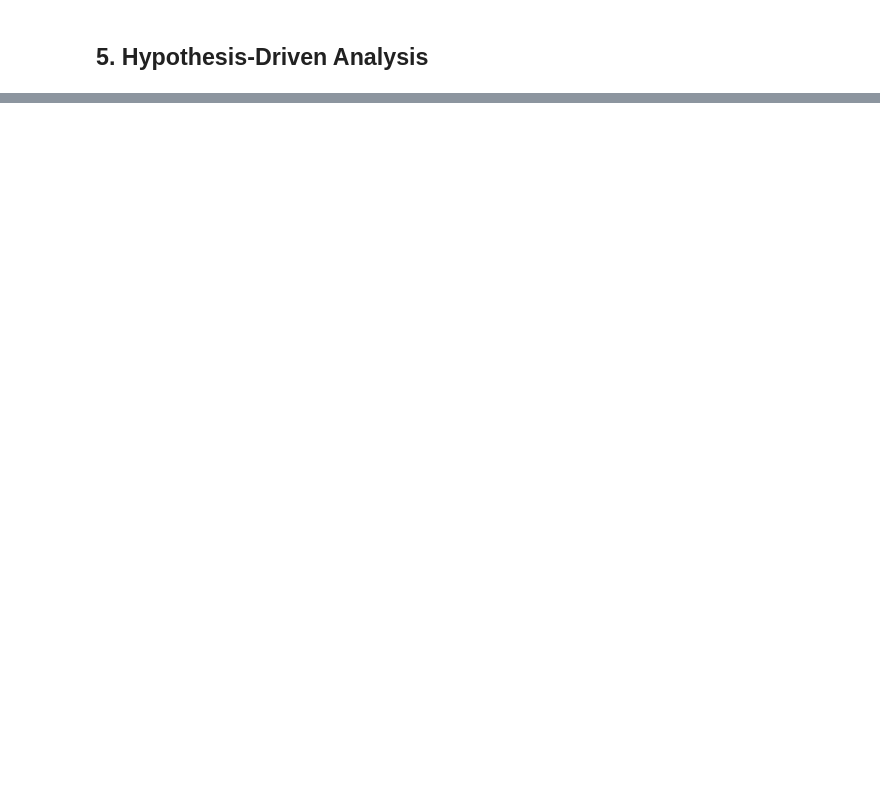
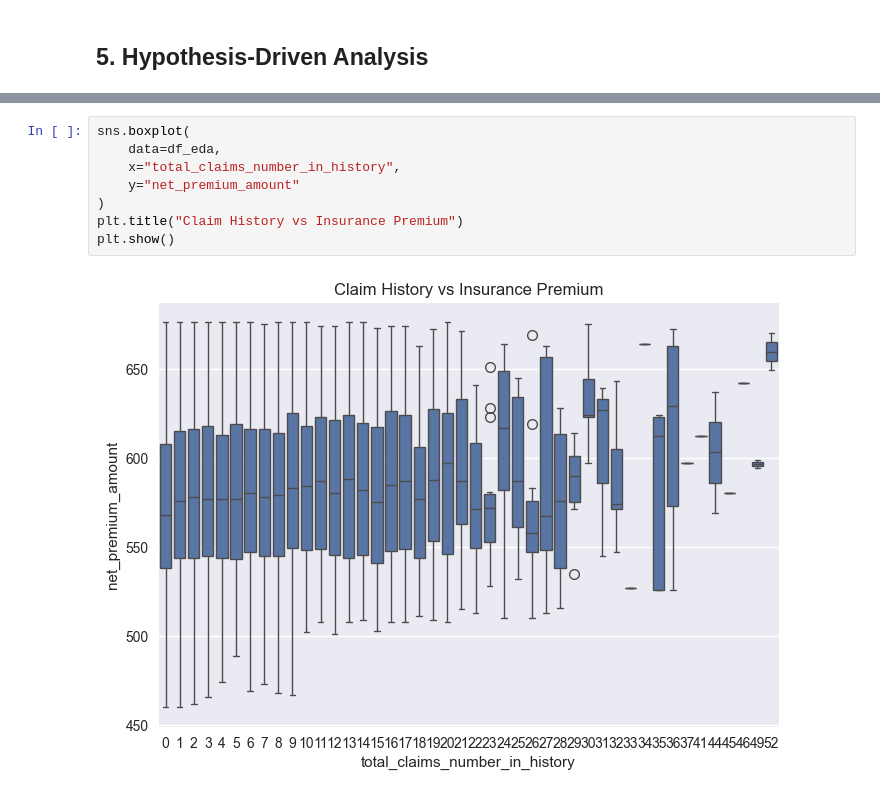
Before and after one commit to TT-Taiki/motor-insurance-premium-prediction, a Jupyter notebook: notebooks/eda.ipynb, the cells around one changed output, grey strips where cells are left out. Saved outputs shown, nothing was run; the diff lists cells and outputs as text; blank space fills up the shorter version.

```diff
--- a/notebooks/eda.ipynb
+++ b/notebooks/eda.ipynb
@@ -180,0 +298,10 @@ a reasonable baseline for initial experimentation.
+# %%
+sns.boxplot(
+    data=df_eda,
+    x="total_claims_number_in_history",
+    y="net_premium_amount"
+)
+plt.title("Claim History vs Insurance Premium")
+plt.show()
+# %% [output]
+[figure, added]
```
Also changed, not shown: parts of 31 cells of this notebook.
